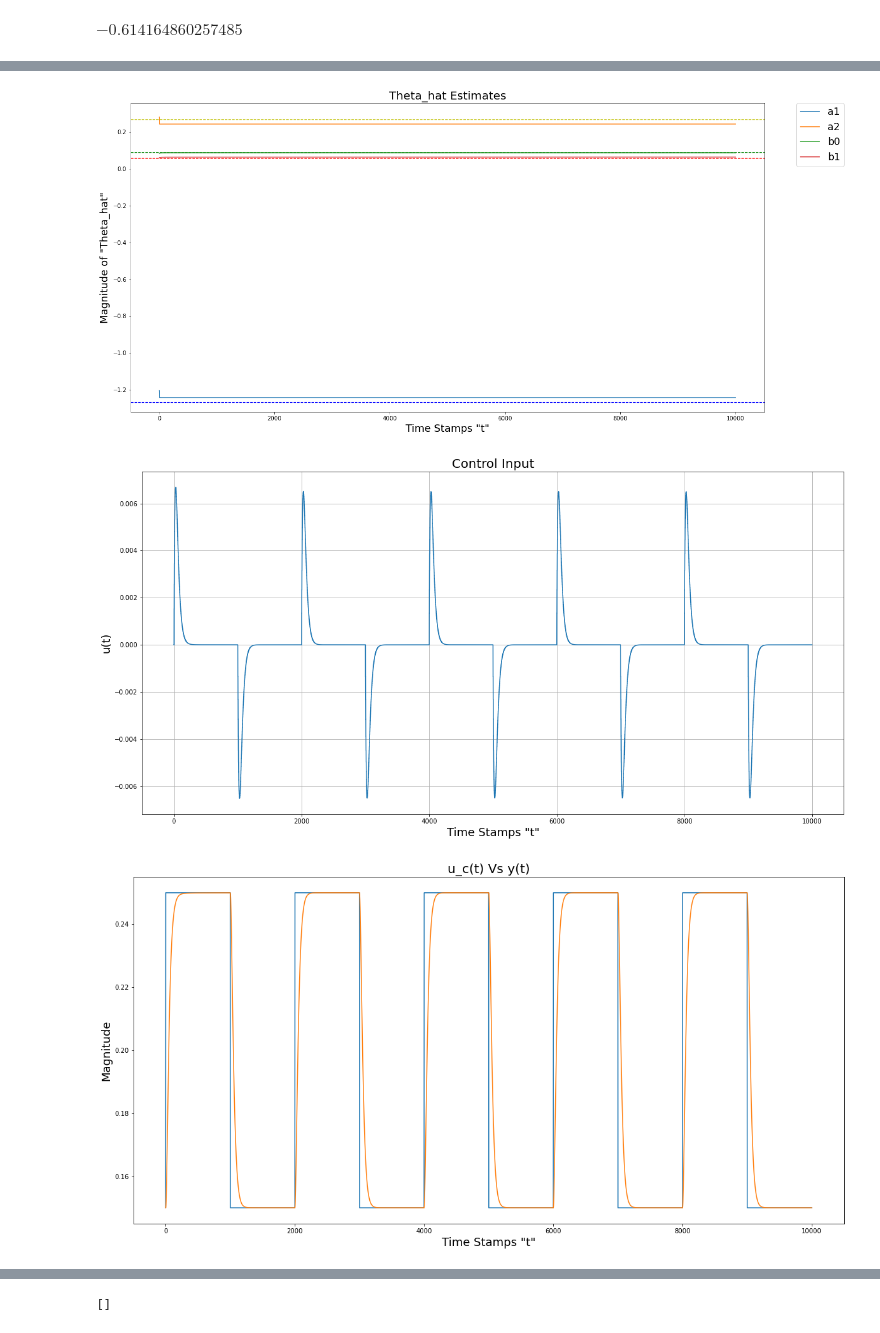
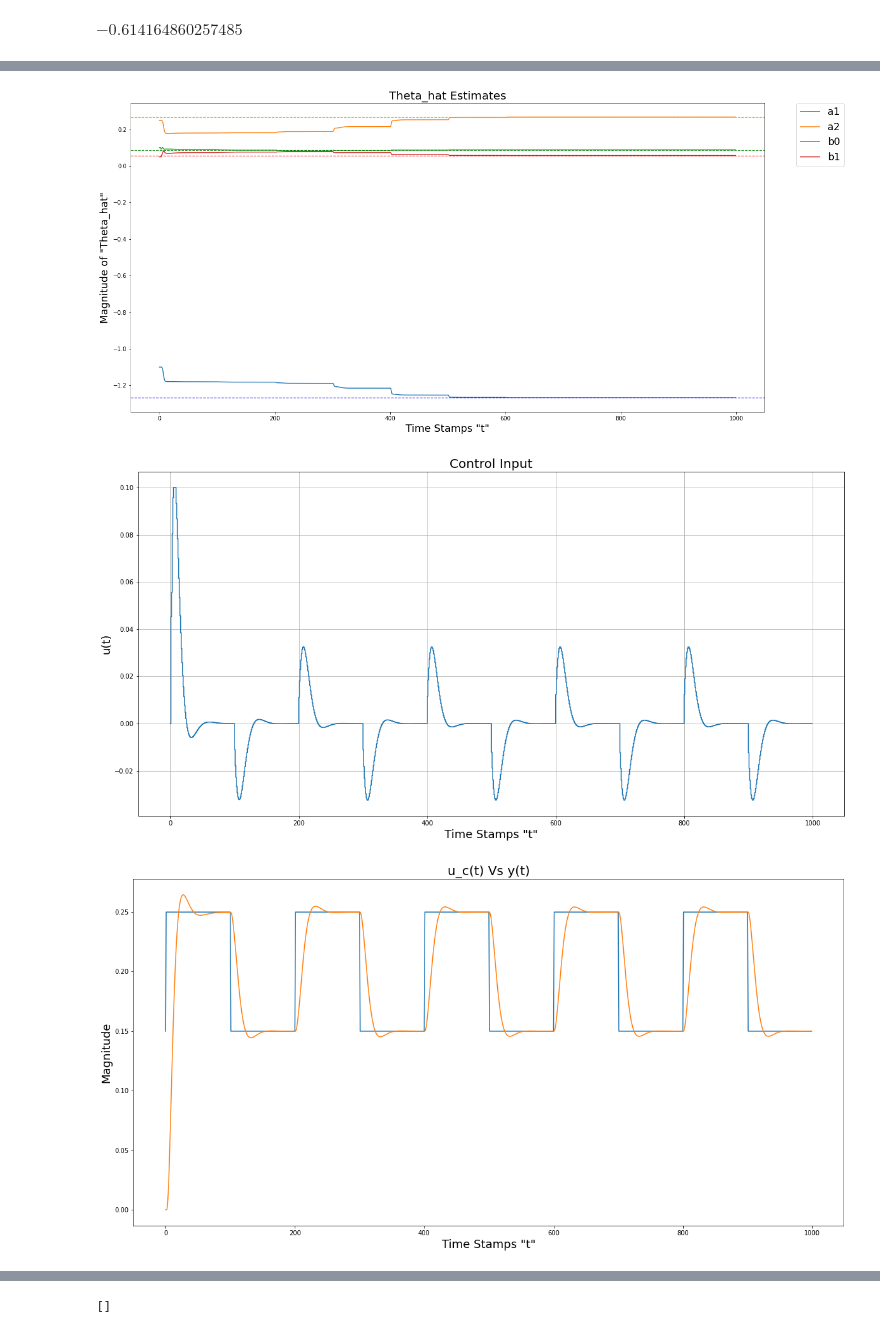
Before and after one commit to derekboase/ELG7113, a Jupyter notebook: system_models/clive_model/clive_model.ipynb, the cells around one changed output, grey strips where cells are left out. Saved outputs shown, nothing was run; the diff lists cells and outputs as text; code cells hidden in the pictures.

```diff
--- a/system_models/clive_model/clive_model.ipynb
+++ b/system_models/clive_model/clive_model.ipynb
@@ -284,14 +284,14 @@ Therfore
 
 $y(t) = \phi^T(t)\theta = [-y(t-1)\; -y(t-2) \;\;u(t-1) \;\;u(t-2)][a_1 \;a_2 \; b_0 \; b_1]^T$
 # %%
-# TR = simplify(T_/R_)
-# SR = simplify(S_/R_)
-t0, t1 = sp.symbols("t_0 t_1") # for testing****************************************
+TR = simplify(T_/R_)
+SR = simplify(S_/R_)
+# t0, t1 = sp.symbols("t_0 t_1") # for testing****************************************
 
-T = t0*q + t1 # for testing***********************************************
+# T = t0*q + t1 # for testing***********************************************
 
-TR = simplify(T/R)
-SR = simplify(S/R)
+# TR = simplify(T/R) # for testing***********************************************
+# SR = simplify(S/R) # for testing***********************************************
 
 
 obj_TR = numden_coeff(TR, q)
@@ -336,13 +333,13 @@ The control equation in terms of the plant and model parameters is
 
 $u(t) = \;${{uk}}
 # %%
-zeta_val = 1
-omega_val = np.sqrt(2)/8
+zeta_val = np.sqrt(2)/2
+omega_val = np.sqrt(2)/2
 T_val = 0.2
 
 # values for simulation only vvvvvvvvvvvvvvvvvvvv
 b_val = 6.58436748684758
-a0_val = 0.01
+a0_val = 0.5
 a1_val = float(a1_eq.subs([(b, b_val), (Ts, T_val)]))
 a2_val = float(a2_eq.subs([(b, b_val), (Ts, T_val)]))
 b0_val = float(b0_eq.subs([(b, b_val), (Ts, T_val)]))
@@ -374,7 +371,8 @@ display(Math("b_0 =" + latex(b0_val)))
 display(Math("b_1 =" + latex(b1_val)))
 display(Math("a_{m1}="+latex(am1_val)))
 display(Math("a_{m2}="+latex(am2_val)))
-display(Math("u_k="+latex(uk_subd)))
+display(Math("u_k="+latex(uk.subs([(r1, r_1), (s0, s_0), (s1, s_1), (am1, am1_val), (am2, am2_val), (r0, r_0),
+                                   (a1, a1_val), (a2, a2_val), (b0, b0_val), (b1,b1_val), (a0, a0_val)]))))
 # %% [output]
 $\displaystyle a_1 =-1.26797180817817$
 $\displaystyle a_2 =0.267971808178173$
@@ -436,9 +434,9 @@ $\displaystyle - 1.25461457751798 u(k-1) + 0.00824219376921357 u_{c}(k) + 0.0082
 # %%
 # Tunable components vvvvvvvvvvvvvvvvvvvvvvvvvvvvvvvv
-sample_depth = 10000
+sample_depth = 1000
 starting_samples = 2
 
-start_y = 0.15 # in meters
+start_y = 0 # in meters
 start_u = 0
 min_uc = 0.15
 max_uc = 0.25
@@ -453,7 +451,7 @@ del_air_vel_min = air_vel_min - v_eq
 # starting estimate for plant parameters
 est = 0.5
 
-lam = 1 # forgeting factor lambda
+lam = 0.98 # forgeting factor lambda
 
 # true plant parameters
 theta0 = np.array([a1_val, a2_val, b0_val, b1_val]).reshape(-1,1)
@@ -462,19 +460,22 @@ theta0 = np.array([a1_val, a2_val, b0_val, b1_val]).reshape(-1,1)
 
 # theta_hat = [np.array([est]*len(theta0)).reshape(-1,1) for _ in range(starting_samples)]
 # theta_hat = [np.array([a1_val, a2_val, b0_val, b1_val]).reshape(-1,1) for _ in range(starting_samples)]
-theta_hat = [np.array([a1_val_est, a2_val_est, b0_val_est, b1_val_est]).reshape(-1,1) for _ in range(starting_samples)]
+# theta_hat = [np.array([a1_val_est, a2_val_est, b0_val_est, b1_val_est]).reshape(-1,1) for _ in range(starting_samples)]
+theta_hat = [np.array([-1.1, 0.25, 0.1, 0.05]).reshape(-1,1) for _ in range(starting_samples)]
+
 
 # System input TODO*********************************************************
 sample_range = range(sample_depth)
 t = [i for i in sample_range]
 u_c = np.ones(sample_depth)*max_uc
-u_c[np.where([m.sin(t[i]*m.pi/(1000))<=0 for i in sample_range])] = min_uc
+u_c[np.where([m.sin(t[i]*m.pi/(100))<=0 for i in sample_range])] = min_uc
+u_c[0] = 0.15
 
 y = [start_y]*starting_samples
 u = [start_u]*starting_samples
 
 I = np.identity(len(theta0))
-p = 10000*I
+p = 1000*I
 p_res = []
 
 print(f"delta air vel max:{del_air_vel_max}")
@@ -535,36 +536,36 @@ plt_rng = 1000
 # plt.xlabel('Time Stamps "t"', fontsize=18)
 # plt.grid()
 # plt.show()
 
 # # ploting of input vs output
 # plt.plot(t[:plt_rng],u_c[:plt_rng])
 # plt.plot(t[:plt_rng],y[:plt_rng])
 # plt.title('u_c(t) Vs y(t)', fontsize=20)
 # plt.ylabel('Magnitude', fontsize=18)
 # plt.xlabel('Time Stamps "t"', fontsize=18)
 # plt.show()
 
 # ploting of control sig
 plt.step(t,u)
 plt.title('Control Input', fontsize=20)
 plt.ylabel('u(t)', fontsize=18)
 plt.xlabel('Time Stamps "t"', fontsize=18)
 plt.grid()
 plt.show()
 
 # ploting of input vs output
 plt.plot(t,u_c)
 plt.plot(t,y)
 plt.title('u_c(t) Vs y(t)', fontsize=20)
 plt.ylabel('Magnitude', fontsize=18)
 plt.xlabel('Time Stamps "t"', fontsize=18)
 plt.show()
 # %% [output]
 delta air vel max:0.10000000000000009
 delta air vel min:-0.2999999999999998
-[figure, old version]
+[figure, new version]
-[figure, old version]
+[figure, new version]
-[figure, old version]
+[figure, new version]
 # %%
 plt_rng = -5000
 # ploting of control sig
```
Also changed, not shown: parts of 8 cells of this notebook.
